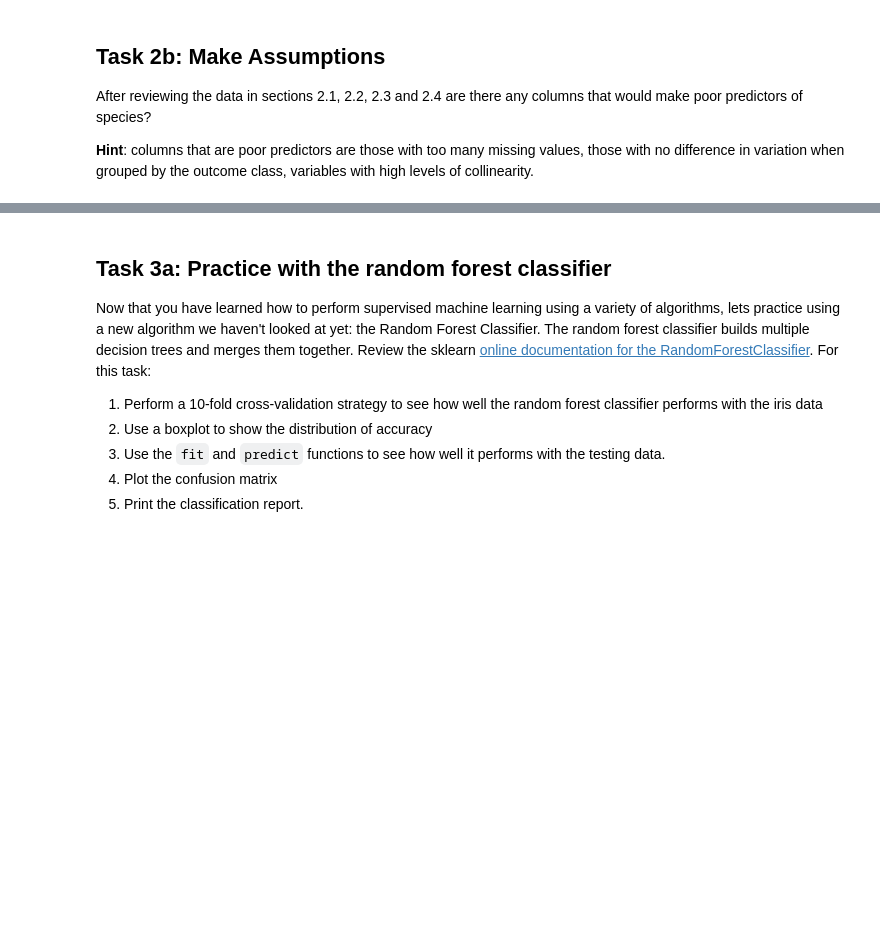
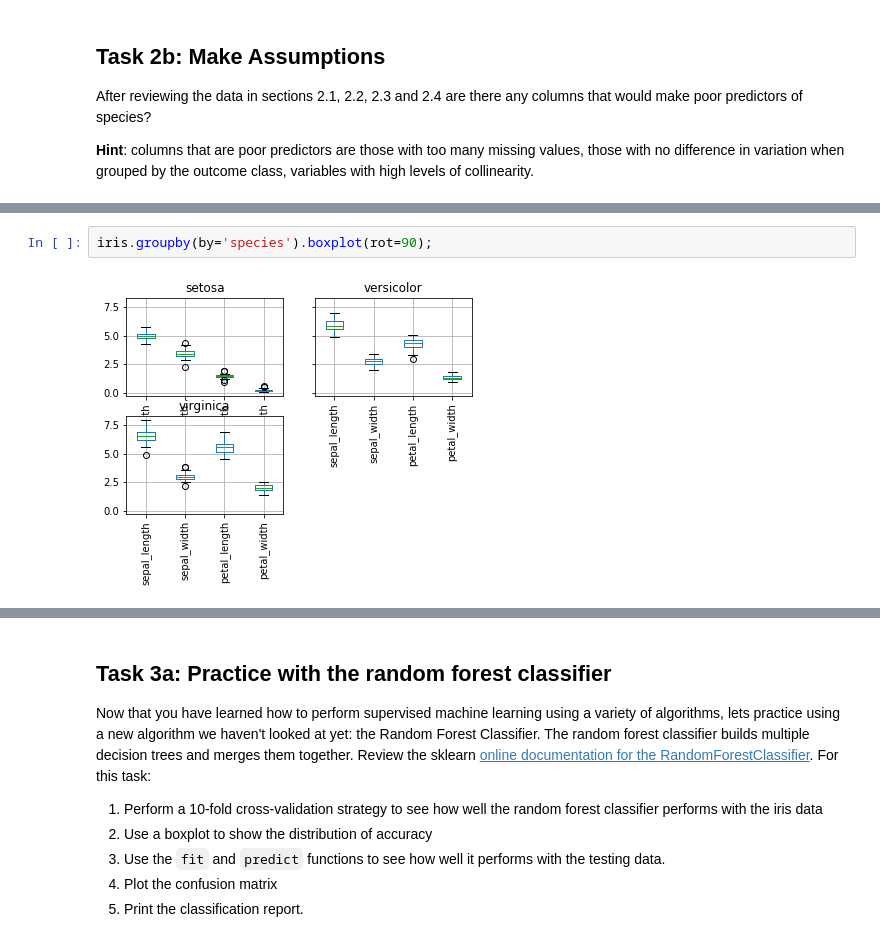
Before and after one commit to DslimII/hort503, a Jupyter notebook: Assignment12/A11-Supervised_Machine_Learning_Part1-Practice.ipynb, the cells around one changed output, grey strips where cells are left out. Drawn from its saved outputs; the diff is of its cells as text; blank space fills up the shorter version.

```diff
--- a/Assignment12/A11-Supervised_Machine_Learning_Part1-Practice.ipynb
+++ b/Assignment12/A11-Supervised_Machine_Learning_Part1-Practice.ipynb
@@ -25,0 +134,4 @@ After reviewing the data in sections 2.1, 2.2, 2.3 and 2.4 are there any columns
+# %%
+iris.groupby(by='species').boxplot(rot=90);
+# %% [output]
+[figure, added]
```
Also changed, not shown: parts of 38 cells of this notebook, 4 other files.
